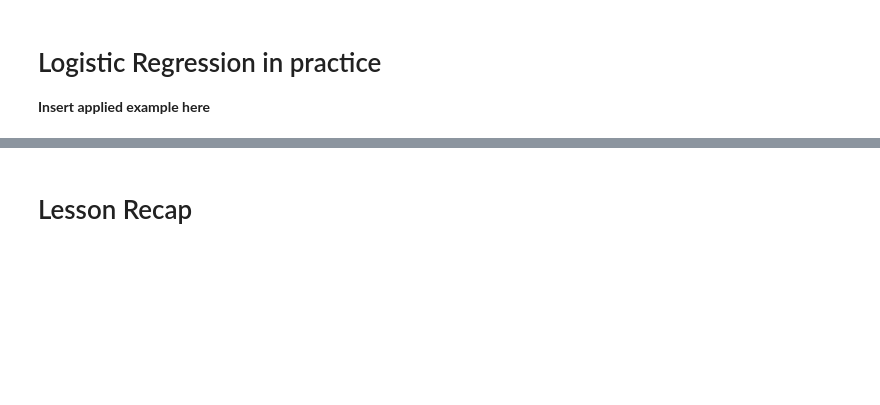
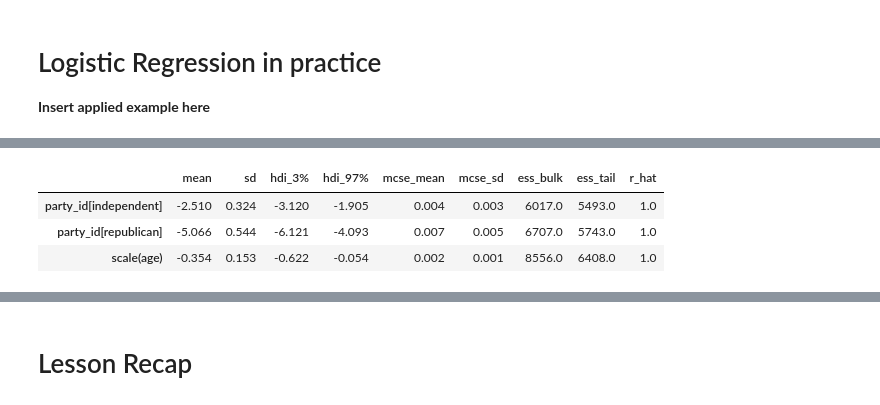
Before and after one commit to tomicapretto/etc, a Jupyter notebook: lesson_code/lesson_04.ipynb, the cells around one changed output, grey strips where cells are left out. Cells and saved outputs as stored; diff of their text form; code cells hidden in the pictures; blank space fills up the shorter version.

```diff
--- a/lesson_code/lesson_04.ipynb
+++ b/lesson_code/lesson_04.ipynb
@@ -608,0 +640,7 @@ Now if any new customer comes in we can predict their prob conversion
+# %%
+az.summary(inf_data_age, var_names=["party_id", "scale(age)"])
+# %% [output]
+|  | mean | sd | hdi_3% | hdi_97% | mcse_mean | mcse_sd | ess_bulk | ess_tail | r_hat |
+| party_id[independent] | -2.510 | 0.324 | -3.120 | -1.905 | 0.004 | 0.003 | 6017.0 | 5493.0 | 1.0 |
+| party_id[republican] | -5.066 | 0.544 | -6.121 | -4.093 | 0.007 | 0.005 | 6707.0 | 5743.0 | 1.0 |
+| scale(age) | -0.354 | 0.153 | -0.622 | -0.054 | 0.002 | 0.001 | 8556.0 | 6408.0 | 1.0 |
```
Also changed, not shown: parts of 28 cells of this notebook.
